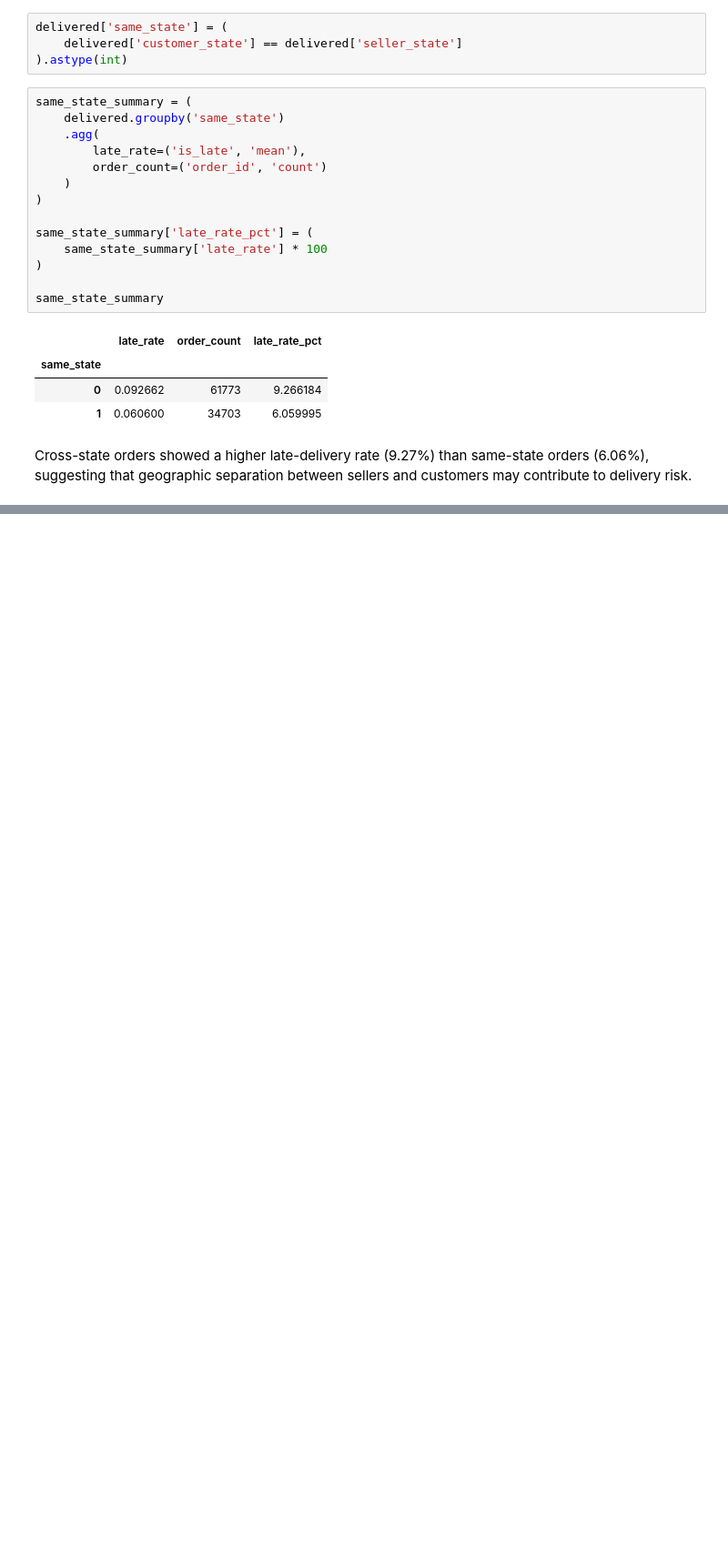
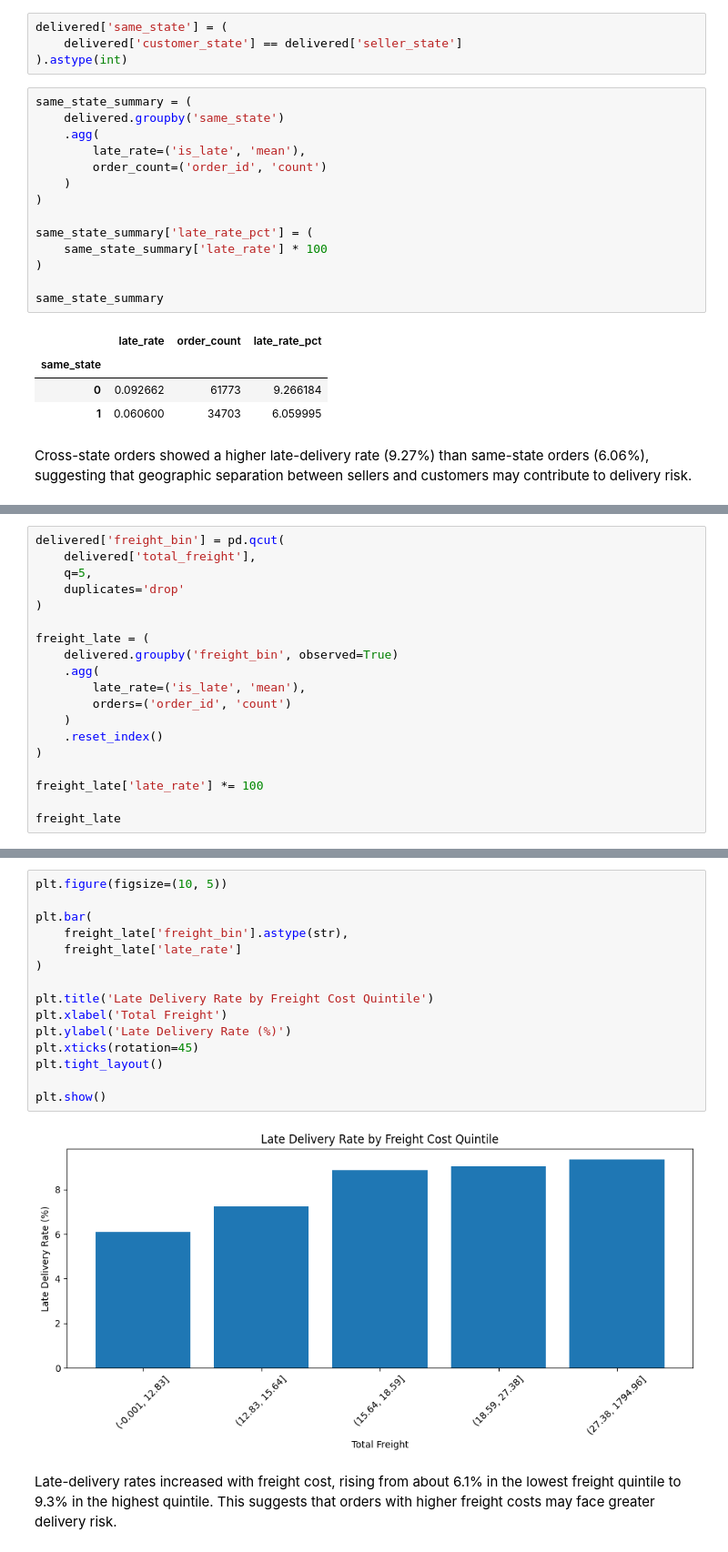
Before and after one commit to IT5006-Group9/IT5006-Group9-Olist-Project, a Jupyter notebook: notebooks/02_late_delivery_classification_eda.ipynb, the cells around one changed output, grey strips where cells are left out. Shown at 91% size. Saved outputs shown, nothing was run; the diff lists cells and outputs as text; blank space fills up the shorter version.

```diff
--- a/notebooks/02_late_delivery_classification_eda.ipynb
+++ b/notebooks/02_late_delivery_classification_eda.ipynb
@@ -233,0 +368,19 @@ Cross-state orders showed a higher late-delivery rate (9.27%) than same-state or
+# %%
+delivered['freight_bin'] = pd.qcut(
+    delivered['total_freight'],
+    q=5,
+    duplicates='drop'
+)
+
+freight_late = (
+    delivered.groupby('freight_bin', observed=True)
+    .agg(
+        late_rate=('is_late', 'mean'),
+        orders=('order_id', 'count')
+    )
+    .reset_index()
+)
+
+freight_late['late_rate'] *= 100
+
+freight_late
@@ -233,0 +394,19 @@ Cross-state orders showed a higher late-delivery rate (9.27%) than same-state or
+# %%
+plt.figure(figsize=(10, 5))
+
+plt.bar(
+    freight_late['freight_bin'].astype(str),
+    freight_late['late_rate']
+)
+
+plt.title('Late Delivery Rate by Freight Cost Quintile')
+plt.xlabel('Total Freight')
+plt.ylabel('Late Delivery Rate (%)')
+plt.xticks(rotation=45)
+plt.tight_layout()
+
+plt.show()
+# %% [output]
+[figure, added]
+# %% [markdown]
+Late-delivery rates increased with freight cost, rising from about 6.1% in the lowest freight quintile to 9.3% in the highest quintile. This suggests that orders with higher freight costs may face greater delivery risk.
```
Also changed, not shown: parts of 29 cells of this notebook.
